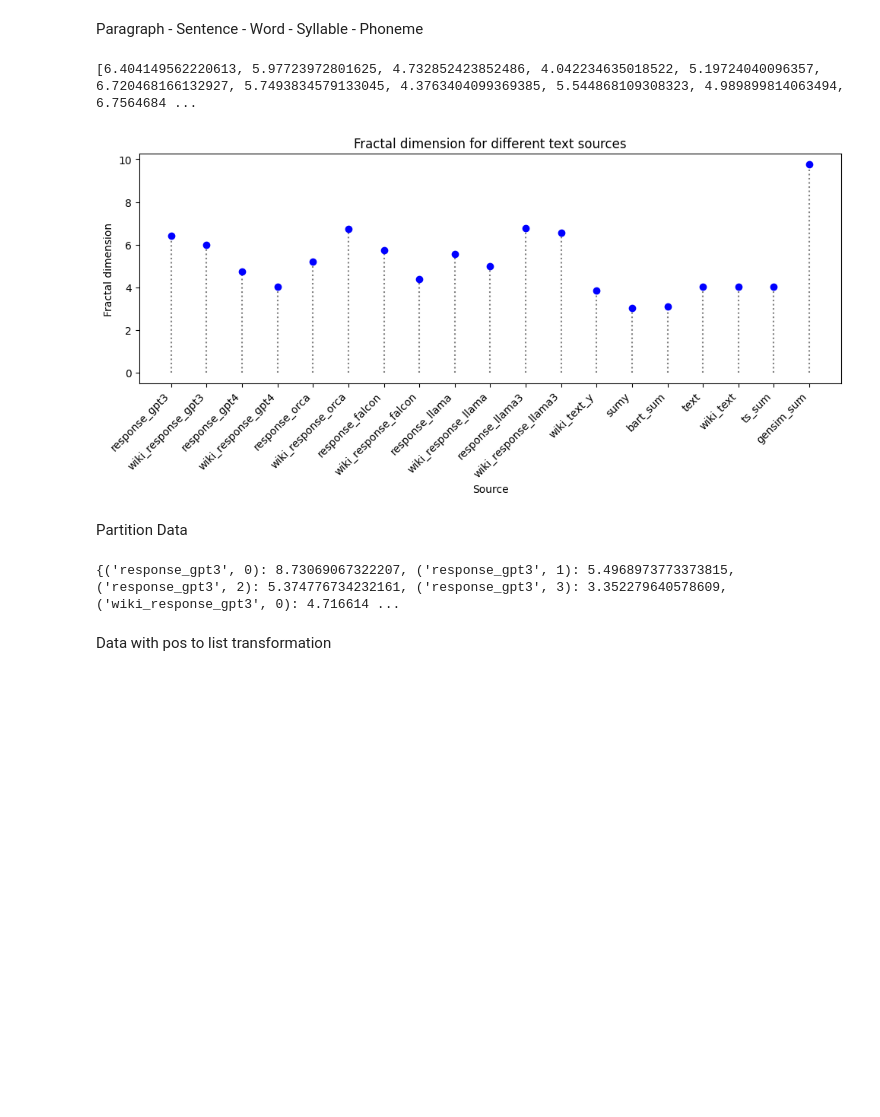
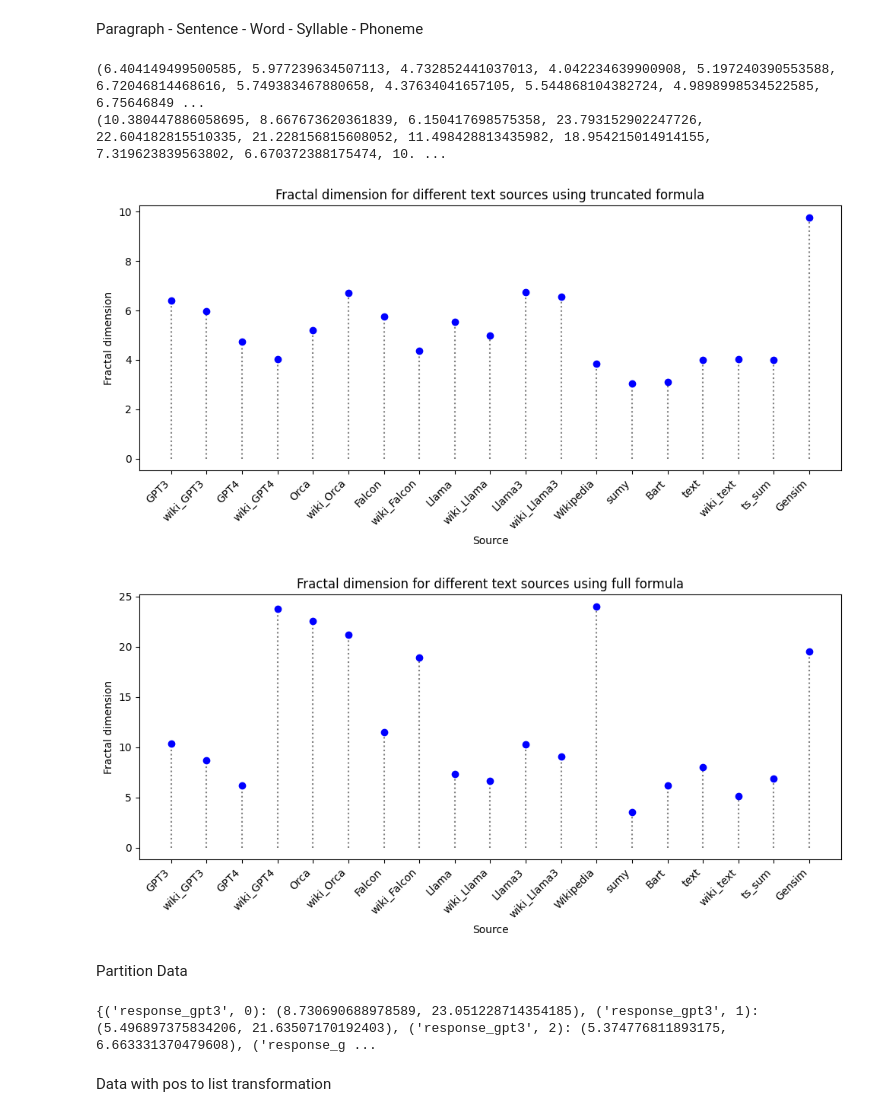
Before and after one commit to msobolewska/fractal, a Jupyter notebook: dane_wiki_final.ipynb, the cells around one changed output. Saved outputs shown, nothing was run; the diff lists cells and outputs as text; code cells hidden in the pictures; blank space fills up the shorter version.

Commit message:
Fixed formula, added full one, bounds

```diff
--- a/dane_wiki_final.ipynb
+++ b/dane_wiki_final.ipynb
@@ -52,7 +79,8 @@ from algorithms.MAL.MAL import perform_phoneme_split
 from algorithms.MAL.MAL import count_sentences_length_in_paragraph_dict
 from algorithms.MAL.MAL import average_sentences_length_in_paragraph_dict_single
 from algorithms.MAL.MAL import average_sentences_length_in_paragraph_dict
-from algorithms.MAL.MAL import find_A_b_numerically
+from algorithms.MAL.MAL import find_A_b_numerically_truncated
+from algorithms.MAL.MAL import find_A_b_numerically_full
 
 
 
@@ -98,48 +126,61 @@ def perform_mal(paragraphs)-> float:
     X_3_Y_3 = average_sentences_length_in_paragraph_dict(syllables_dict_split_counted_average_single)
     #print_sorted(X_3_Y_3)
 
-    a_1, b_1 = find_A_b_numerically(X_1_Y_1)
+    a_1, b_1 = find_A_b_numerically_truncated(X_1_Y_1)
     #print(b_1)
-    a_2, b_2 = find_A_b_numerically(X_2_Y_2)
+    a_2, b_2 = find_A_b_numerically_truncated(X_2_Y_2)
     #print(b_2)
-    a_3, b_3 = find_A_b_numerically(X_3_Y_3)
+    a_3, b_3 = find_A_b_numerically_truncated(X_3_Y_3)
     #print(b_3)
 
-    D = 3 / (b_1 + b_2 + b_3)
-    return D
+    D_trun = 3 / (b_1 + b_2 + b_3)
+
+    a_1, b_1, c_1 = find_A_b_numerically_full(X_1_Y_1)
+    #print(b_1)
+    a_2, b_2, c_2 = find_A_b_numerically_full(X_2_Y_2)
+    #print(b_2)
+    a_3, b_3, c_3 = find_A_b_numerically_full(X_3_Y_3)
+    #print(b_3)
+
+    D_full = 3 / (b_1 + b_2 + b_3)
+    return D_trun, D_full
 # %%
 def clean_and_convert_to_list(series):
     nonan_series = series.dropna()
     result = nonan_series.astype(str).values.flatten().tolist()
     return result
 # %%
-D_s = [perform_mal(clean_and_convert_to_list(df[column])) for column in text_columns]
-print(D_s)
+D_trun_s, D_full_s = zip(*[perform_mal(clean_and_convert_to_list(df[column])) for column in text_columns])
+print(D_trun_s)
+print(D_full_s)
 # %% [output]
-[6.404149562220613, 5.97723972801625, 4.732852423852486, 4.042234635018522, 5.19724040096357, 6.720468166132927, 5.7493834579133045, 4.3763404099369385, 5.544868109308323, 4.989899814063494, 6.7564684 ...
+(6.404149499500585, 5.977239634507113, 4.732852441037013, 4.042234639900908, 5.197240390553588, 6.72046814468616, 5.749383467880658, 4.37634041657105, 5.544868104382724, 4.9898998534522585, 6.75646849 ...
+(10.380447886058695, 8.667673620361839, 6.150417698575358, 23.793152902247726, 22.604182815510335, 21.228156815608052, 11.498428813435982, 18.954215014914155, 7.319623839563802, 6.670372388175474, 10. ...
 # %%
 import matplotlib.pyplot as plt
 
 def plot_scatter(D_s, text_coulmns, title, algorithm):
     plt.figure(figsize=(10, 5))
     plt.scatter(range(len(D_s)), D_s, color='blue', zorder=5)
 
-    plt.xticks(range(len(text_coulmns)), text_coulmns, rotation=45, ha="right")
+    plt.xticks(range(len(text_coulmns)), [text_columns_renamed.get(key, key) for key in text_coulmns], rotation=45, ha="right")
 
     plt.xlabel('Source')
     plt.ylabel('Fractal dimension')
     plt.title(title)
 
     for i, label in enumerate(text_coulmns):
         plt.vlines(i, ymin=0, ymax=D_s[i], colors='gray', linestyles='dotted')
 
     plt.tight_layout()
     plt.savefig(f'dane_wiki_final_{algorithm}.png')
     plt.show()
 
-plot_scatter(D_s, text_columns, 'Fractal dimension for different text sources', 'MAL')
+plot_scatter(D_trun_s, text_columns, 'Fractal dimension for different text sources using truncated formula', 'MAL')
+plot_scatter(D_full_s, text_columns, 'Fractal dimension for different text sources using full formula', 'MAL')
 # %% [output]
-[figure, old version]
+[figure, new version]
+[figure, added]
 # %% [markdown]
 Partition Data
 # %%
@@ -159,7 +200,7 @@ partition_length = 700
 D_s = apply_MAL_in_partitions(df, text_columns, partition_length, perform_mal)
 print(D_s)
 # %% [output]
-{('response_gpt3', 0): 8.73069067322207, ('response_gpt3', 1): 5.4968973773373815, ('response_gpt3', 2): 5.374776734232161, ('response_gpt3', 3): 3.352279640578609, ('wiki_response_gpt3', 0): 4.716614 ...
+{('response_gpt3', 0): (8.730690688978589, 23.051228714354185), ('response_gpt3', 1): (5.496897375834206, 21.63507170192403), ('response_gpt3', 2): (5.374776811893175, 6.663331370479608), ('response_g ...
 # %%
 import matplotlib.pyplot as plt
 
```
Also changed, not shown: parts of 21 cells of this notebook, 1 other file.
